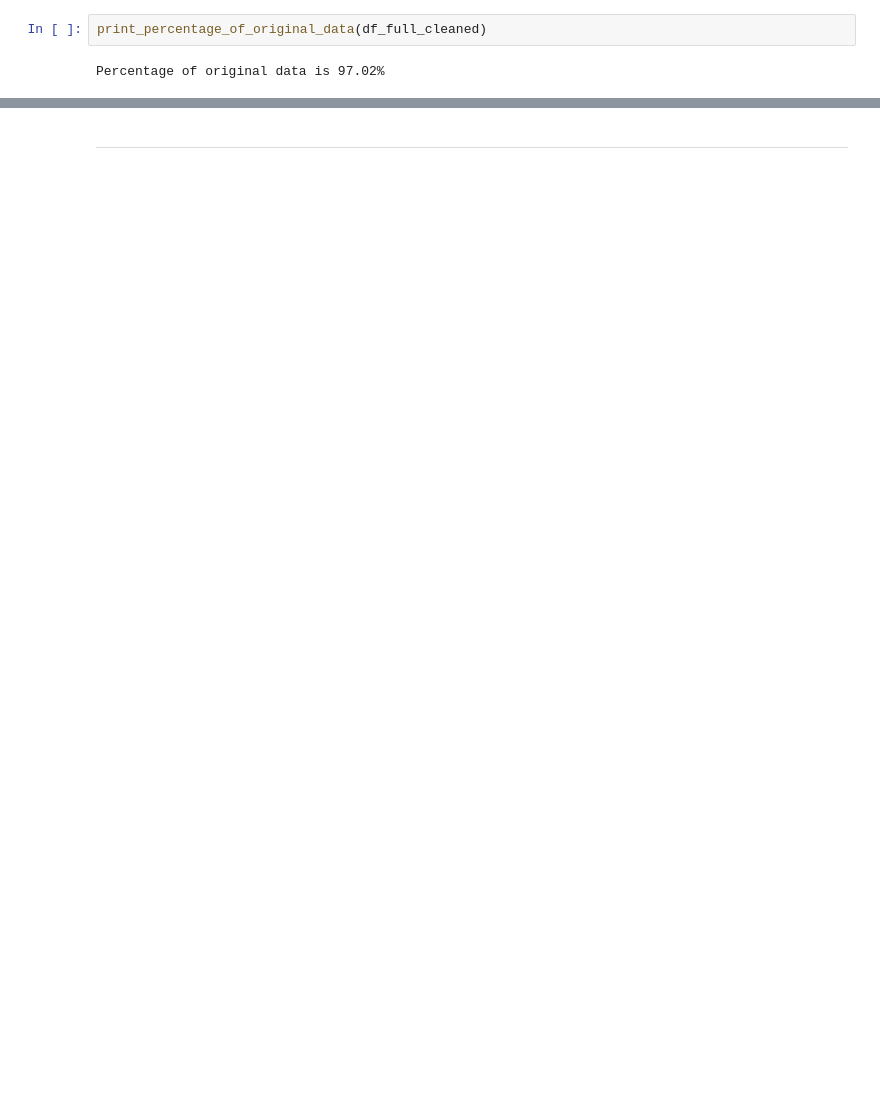
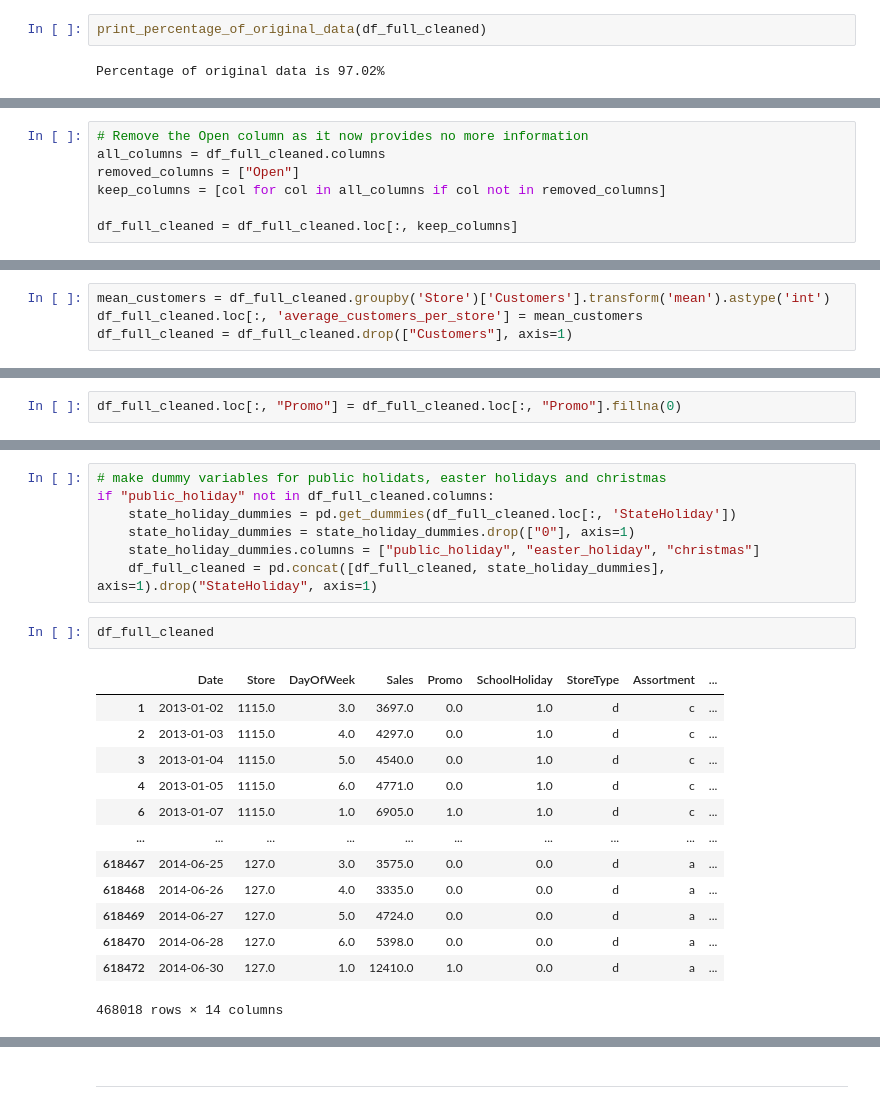
Before and after one commit to Herdmangct/minicomp-rossman, a Jupyter notebook: draft_2.ipynb, the cells around one changed output, grey strips where cells are left out. Saved outputs shown, nothing was run; the diff lists cells and outputs as text; blank space fills up the shorter version.

```diff
--- a/draft_2.ipynb
+++ b/draft_2.ipynb
@@ -268,0 +332,7 @@ Percentage of original data is 97.02%
+# %%
+# Remove the Open column as it now provides no more information
+all_columns = df_full_cleaned.columns
+removed_columns = ["Open"]
+keep_columns = [col for col in all_columns if col not in removed_columns]
+
+df_full_cleaned = df_full_cleaned.loc[:, keep_columns]
@@ -268,0 +358,4 @@ Percentage of original data is 97.02%
+# %%
+mean_customers = df_full_cleaned.groupby('Store')['Customers'].transform('mean').astype('int')
+df_full_cleaned.loc[:, 'average_customers_per_store'] = mean_customers
+df_full_cleaned = df_full_cleaned.drop(["Customers"], axis=1)
@@ -268,0 +381,2 @@ Percentage of original data is 97.02%
+# %%
+df_full_cleaned.loc[:, "Promo"] = df_full_cleaned.loc[:, "Promo"].fillna(0)
@@ -268,0 +422,23 @@ Percentage of original data is 97.02%
+# %%
+# make dummy variables for public holidats, easter holidays and christmas
+if "public_holiday" not in df_full_cleaned.columns:
+    state_holiday_dummies = pd.get_dummies(df_full_cleaned.loc[:, 'StateHoliday'])
+    state_holiday_dummies = state_holiday_dummies.drop(["0"], axis=1)
+    state_holiday_dummies.columns = ["public_holiday", "easter_holiday", "christmas"]
+    df_full_cleaned = pd.concat([df_full_cleaned, state_holiday_dummies], axis=1).drop("StateHoliday", axis=1)
+# %%
+df_full_cleaned
+# %% [output]
+|  | Date | Store | DayOfWeek | Sales | Promo | SchoolHoliday | StoreType | Assortment | ... |
+| 1 | 2013-01-02 | 1115.0 | 3.0 | 3697.0 | 0.0 | 1.0 | d | c | ... |
+| 2 | 2013-01-03 | 1115.0 | 4.0 | 4297.0 | 0.0 | 1.0 | d | c | ... |
+| 3 | 2013-01-04 | 1115.0 | 5.0 | 4540.0 | 0.0 | 1.0 | d | c | ... |
+| 4 | 2013-01-05 | 1115.0 | 6.0 | 4771.0 | 0.0 | 1.0 | d | c | ... |
+| 6 | 2013-01-07 | 1115.0 | 1.0 | 6905.0 | 1.0 | 1.0 | d | c | ... |
+| ... | ... | ... | ... | ... | ... | ... | ... | ... | ... |
+| 618467 | 2014-06-25 | 127.0 | 3.0 | 3575.0 | 0.0 | 0.0 | d | a | ... |
+| 618468 | 2014-06-26 | 127.0 | 4.0 | 3335.0 | 0.0 | 0.0 | d | a | ... |
+| 618469 | 2014-06-27 | 127.0 | 5.0 | 4724.0 | 0.0 | 0.0 | d | a | ... |
+| 618470 | 2014-06-28 | 127.0 | 6.0 | 5398.0 | 0.0 | 0.0 | d | a | ... |
+| 618472 | 2014-06-30 | 127.0 | 1.0 | 12410.0 | 1.0 | 0.0 | d | a | ... |
+468018 rows × 14 columns
```
Also changed, not shown: parts of 146 cells of this notebook, 5 other files.
